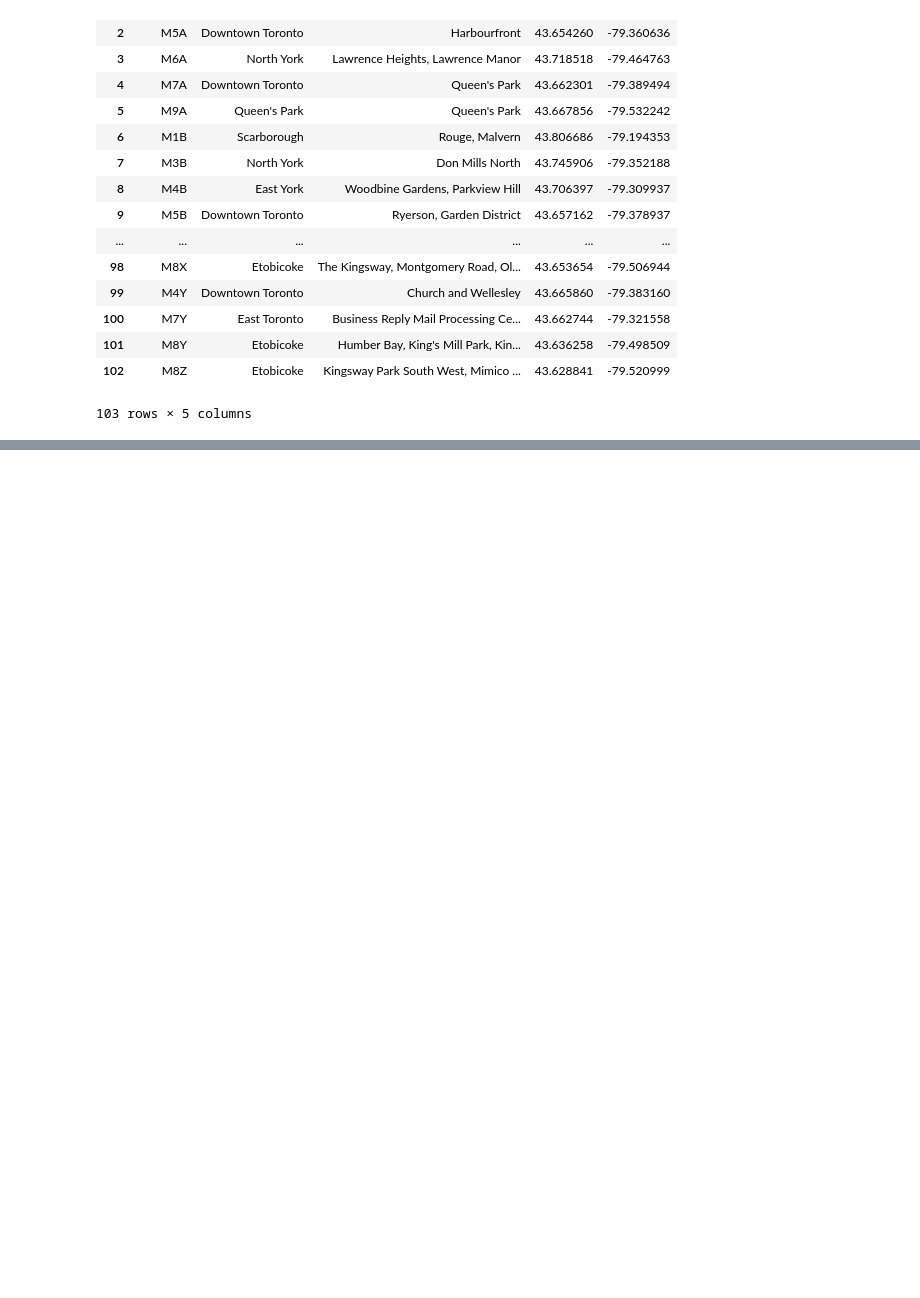
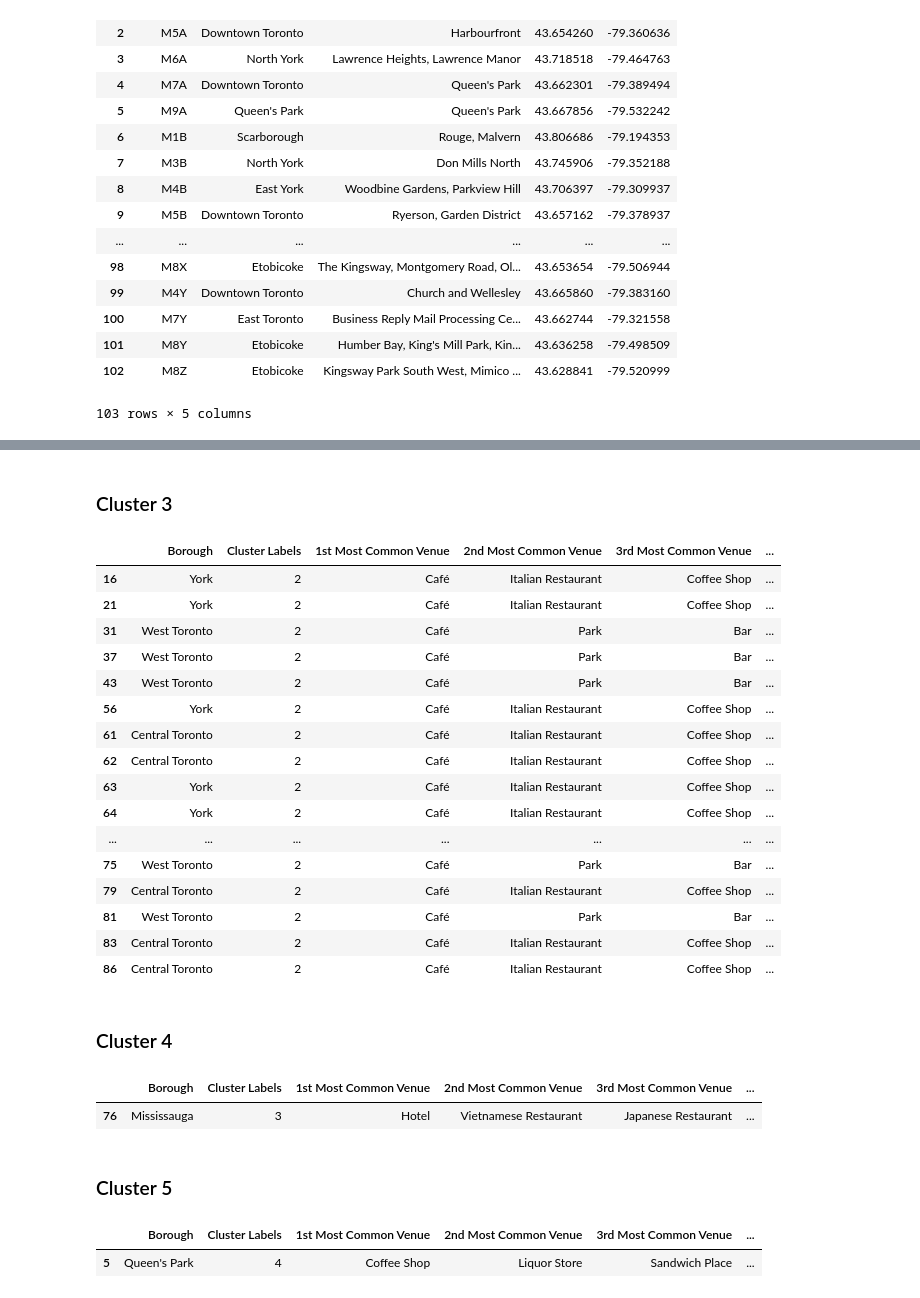
Before and after one commit to fxu9411/Applied-Data-Science-Capstone, a Jupyter notebook: Battle of the Neighborhood.ipynb, the cells around one changed output, grey strips where cells are left out. Drawn from its saved outputs; the diff is of its cells as text; code cells hidden in the pictures; blank space fills up the shorter version.

```diff
--- a/Battle of the Neighborhood.ipynb
+++ b/Battle of the Neighborhood.ipynb
@@ -143,0 +629,36 @@ result
+# %% [markdown]
+### Cluster 3
+# %%
+toronto_merged.loc[toronto_merged['Cluster Labels'] == 2, toronto_merged.columns[[1] + list(range(5, toronto_merged.shape[1]))]]
+# %% [output]
+|  | Borough | Cluster Labels | 1st Most Common Venue | 2nd Most Common Venue | 3rd Most Common Venue | ... |
+| 16 | York | 2 | Café | Italian Restaurant | Coffee Shop | ... |
+| 21 | York | 2 | Café | Italian Restaurant | Coffee Shop | ... |
+| 31 | West Toronto | 2 | Café | Park | Bar | ... |
+| 37 | West Toronto | 2 | Café | Park | Bar | ... |
+| 43 | West Toronto | 2 | Café | Park | Bar | ... |
+| 56 | York | 2 | Café | Italian Restaurant | Coffee Shop | ... |
+| 61 | Central Toronto | 2 | Café | Italian Restaurant | Coffee Shop | ... |
+| 62 | Central Toronto | 2 | Café | Italian Restaurant | Coffee Shop | ... |
+| 63 | York | 2 | Café | Italian Restaurant | Coffee Shop | ... |
+| 64 | York | 2 | Café | Italian Restaurant | Coffee Shop | ... |
+| ... | ... | ... | ... | ... | ... | ... |
+| 75 | West Toronto | 2 | Café | Park | Bar | ... |
+| 79 | Central Toronto | 2 | Café | Italian Restaurant | Coffee Shop | ... |
+| 81 | West Toronto | 2 | Café | Park | Bar | ... |
+| 83 | Central Toronto | 2 | Café | Italian Restaurant | Coffee Shop | ... |
+| 86 | Central Toronto | 2 | Café | Italian Restaurant | Coffee Shop | ... |
+# %% [markdown]
+### Cluster 4
+# %%
+toronto_merged.loc[toronto_merged['Cluster Labels'] == 3, toronto_merged.columns[[1] + list(range(5, toronto_merged.shape[1]))]]
+# %% [output]
+|  | Borough | Cluster Labels | 1st Most Common Venue | 2nd Most Common Venue | 3rd Most Common Venue | ... |
+| 76 | Mississauga | 3 | Hotel | Vietnamese Restaurant | Japanese Restaurant | ... |
+# %% [markdown]
+### Cluster 5
+# %%
+toronto_merged.loc[toronto_merged['Cluster Labels'] == 4, toronto_merged.columns[[1] + list(range(5, toronto_merged.shape[1]))]]
+# %% [output]
+|  | Borough | Cluster Labels | 1st Most Common Venue | 2nd Most Common Venue | 3rd Most Common Venue | ... |
+| 5 | Queen's Park | 4 | Coffee Shop | Liquor Store | Sandwich Place | ... |
```
Also changed, not shown: parts of 43 cells of this notebook.
